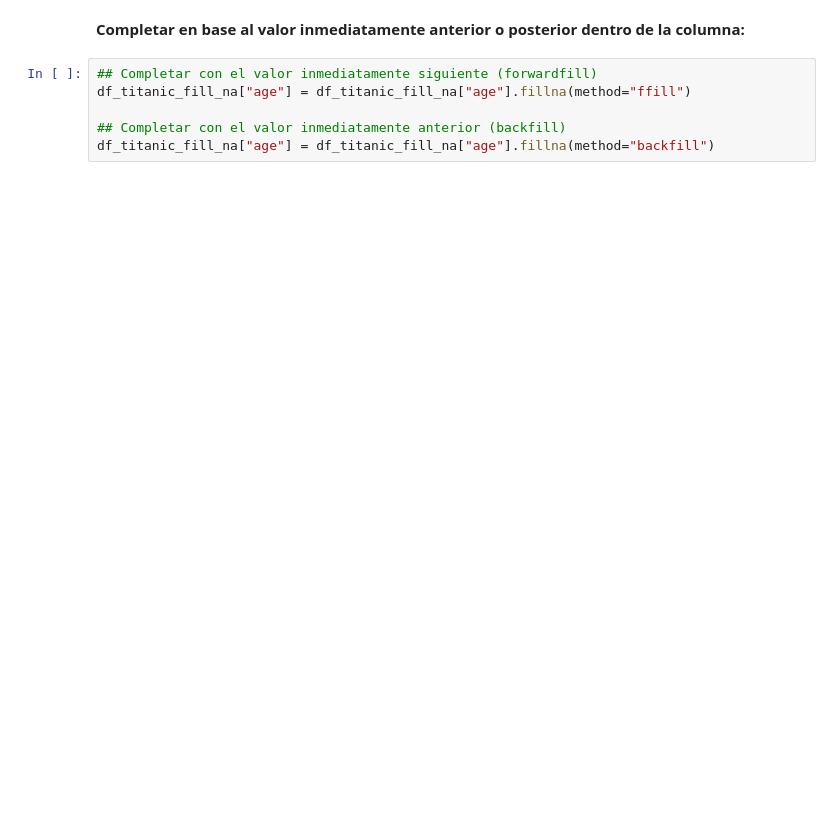
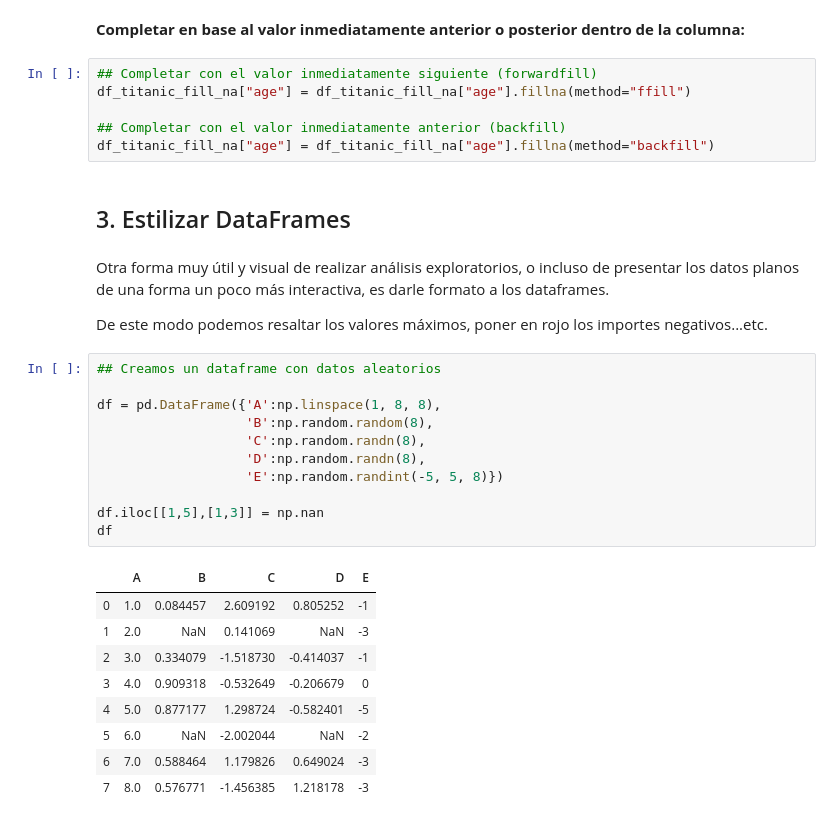
Before and after one commit to dmtorol/10011_course_ml_python, a Jupyter notebook: -02-exploracion-limpieza-datos.ipynb, the cells around one changed output. Cells and saved outputs as stored; diff of their text form; blank space fills up the shorter version.

```diff
--- a/-02-exploracion-limpieza-datos.ipynb
+++ b/-02-exploracion-limpieza-datos.ipynb
@@ -575,3 +575,30 @@ df_titanic_fill_na["age"] = df_titanic_fill_na["age"].fillna(method="ffill")
 
 ## Completar con el valor inmediatamente anterior (backfill)
 df_titanic_fill_na["age"] = df_titanic_fill_na["age"].fillna(method="backfill")
+# %% [markdown]
+## 3. Estilizar DataFrames
+# %% [markdown]
+Otra forma muy útil y visual de realizar análisis exploratorios, o incluso de presentar los datos planos de una forma un poco más interactiva, es darle formato a los dataframes.
+
+De este modo podemos resaltar los valores máximos, poner en rojo los importes negativos...etc.
+# %%
+## Creamos un dataframe con datos aleatorios
+
+df = pd.DataFrame({'A':np.linspace(1, 8, 8),
+                   'B':np.random.random(8),
+                   'C':np.random.randn(8),
+                   'D':np.random.randn(8),
+                   'E':np.random.randint(-5, 5, 8)})
+
+df.iloc[[1,5],[1,3]] = np.nan
+df
+# %% [output]
+|  | A | B | C | D | E |
+| 0 | 1.0 | 0.084457 | 2.609192 | 0.805252 | -1 |
+| 1 | 2.0 | NaN | 0.141069 | NaN | -3 |
+| 2 | 3.0 | 0.334079 | -1.518730 | -0.414037 | -1 |
+| 3 | 4.0 | 0.909318 | -0.532649 | -0.206679 | 0 |
+| 4 | 5.0 | 0.877177 | 1.298724 | -0.582401 | -5 |
+| 5 | 6.0 | NaN | -2.002044 | NaN | -2 |
+| 6 | 7.0 | 0.588464 | 1.179826 | 0.649024 | -3 |
+| 7 | 8.0 | 0.576771 | -1.456385 | 1.218178 | -3 |
```
Also changed, not shown: parts of 6 cells of this notebook.
